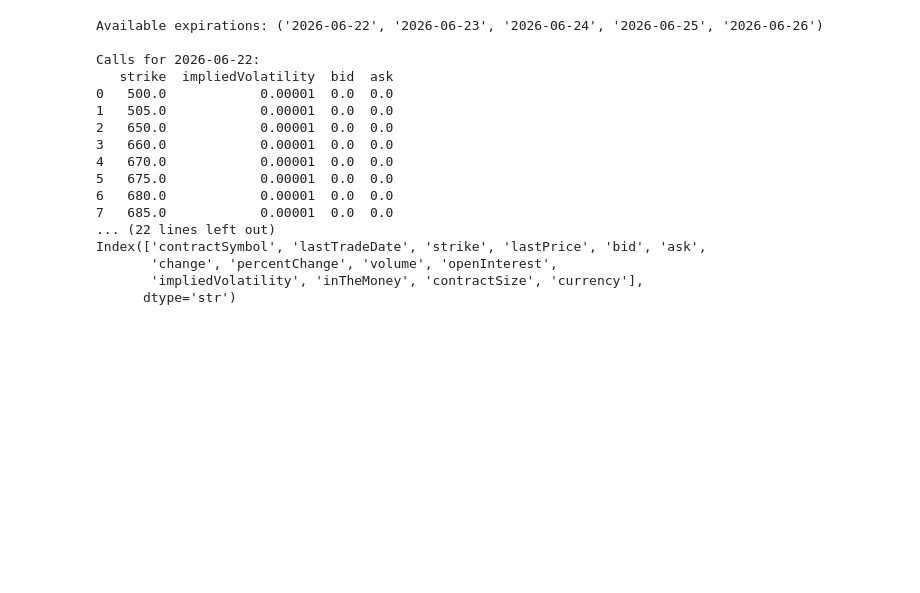
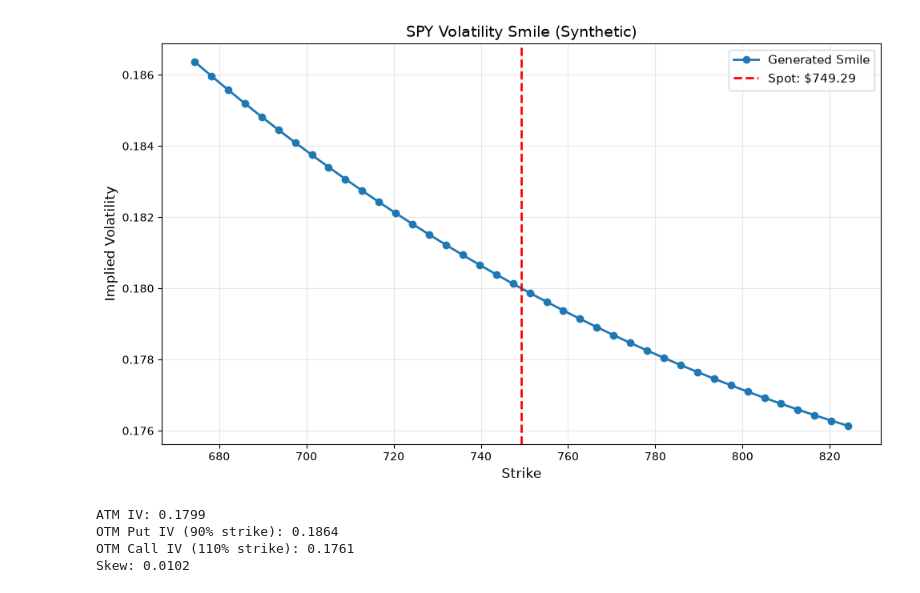
Before and after one commit to Ananya9999999/Volatility-Smile-Engine, a Jupyter notebook: notebooks/smile.ipynb, the cells around one changed output. Drawn from its saved outputs; the diff is of its cells as text; code cells hidden in the pictures; blank space fills up the shorter version.

Commit message:
synthetic smile generator + visualization

```diff
--- a/notebooks/smile.ipynb
+++ b/notebooks/smile.ipynb
@@ -4,26 +1,52 @@ import matplotlib.pyplot as plt
-# %%
-import sys
-sys.path.insert(0, '../')
-from backend.data.data_fetcher import fetch_spy_options
-
-calls, puts = fetch_spy_options()
-print(calls.head())
-print(calls.columns)
-# %% [output]
-Available expirations: ('2026-06-22', '2026-06-23', '2026-06-24', '2026-06-25', '2026-06-26')
-
-Calls for 2026-06-22:
-   strike  impliedVolatility  bid  ask
-0   500.0            0.00001  0.0  0.0
-1   505.0            0.00001  0.0  0.0
-2   650.0            0.00001  0.0  0.0
-3   660.0            0.00001  0.0  0.0
-4   670.0            0.00001  0.0  0.0
-5   675.0            0.00001  0.0  0.0
-6   680.0            0.00001  0.0  0.0
-7   685.0            0.00001  0.0  0.0
-... (22 lines left out)
-Index(['contractSymbol', 'lastTradeDate', 'strike', 'lastPrice', 'bid', 'ask',
-       'change', 'percentChange', 'volume', 'openInterest',
-       'impliedVolatility', 'inTheMoney', 'contractSize', 'currency'],
-      dtype='str')
+# %%
+import numpy as np
+import pandas as pd
+import matplotlib.pyplot as plt
+from scipy.optimize import brentq
+from scipy.stats import norm
+
+def generate_synthetic_smile(spot, strikes, dte, atm_vol=0.18, skew=-0.05, convexity=0.1):
+    """
+    Generate realistic volatility smile using SVI-inspired model.
+
+    Parameters:
+    - spot: current price
+    - strikes: array of strike prices
+    - dte: days to expiration
+    - atm_vol: at-the-money volatility
+    - skew: smile skew (negative = puts more expensive)
+    - convexity: smile curvature
+    """
+    moneyness = np.log(strikes / spot)
+    skew_effect = skew * moneyness
+    smile_effect = convexity * moneyness**2
+    term_decay = np.exp(-dte / 365)
+    iv = atm_vol + skew_effect + smile_effect * term_decay
+    return np.clip(iv, 0.05, 2.0)
+
+spot = 749.29
+dte = 3
+strikes = np.linspace(spot * 0.90, spot * 1.10, 40)
+ivs = generate_synthetic_smile(spot, strikes, dte)
+
+plt.figure(figsize=(10, 6))
+plt.plot(strikes, ivs, 'o-', linewidth=2, markersize=6, label='Generated Smile')
+plt.axvline(spot, color='red', linestyle='--', linewidth=2, label=f'Spot: ${spot:.2f}')
+plt.xlabel('Strike', fontsize=12)
+plt.ylabel('Implied Volatility', fontsize=12)
+plt.title('SPY Volatility Smile (Synthetic)', fontsize=14)
+plt.grid(alpha=0.3)
+plt.legend(fontsize=11)
+plt.tight_layout()
+plt.show()
+
+print(f"ATM IV: {ivs[len(ivs)//2]:.4f}")
+print(f"OTM Put IV (90% strike): {ivs[0]:.4f}")
+print(f"OTM Call IV (110% strike): {ivs[-1]:.4f}")
+print(f"Skew: {ivs[0] - ivs[-1]:.4f}")
+# %% [output]
+[figure, added]
+ATM IV: 0.1799
+OTM Put IV (90% strike): 0.1864
+OTM Call IV (110% strike): 0.1761
+Skew: 0.0102
```
Also changed, not shown: parts of 1 cell of this notebook, 1 other file.
